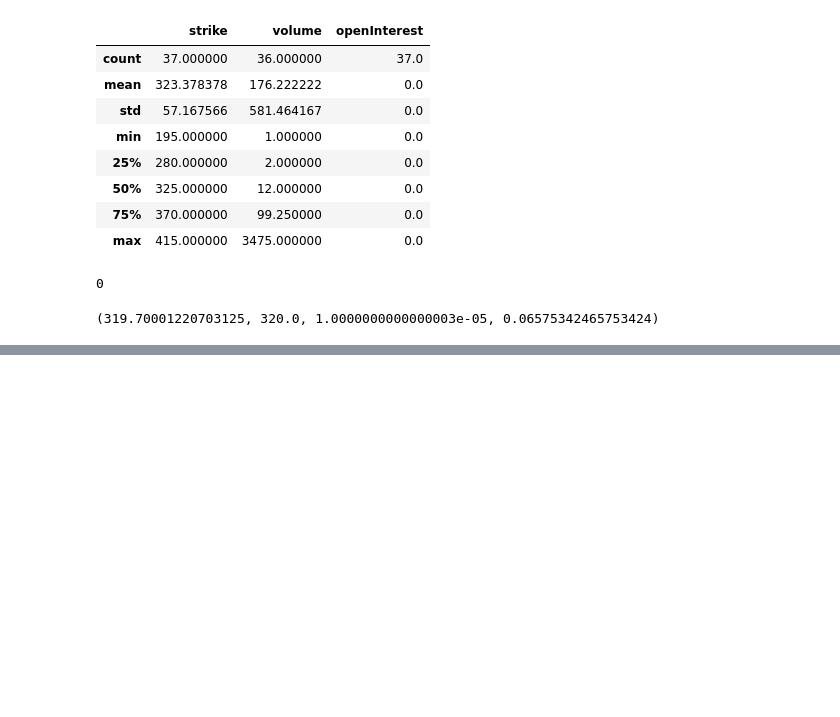
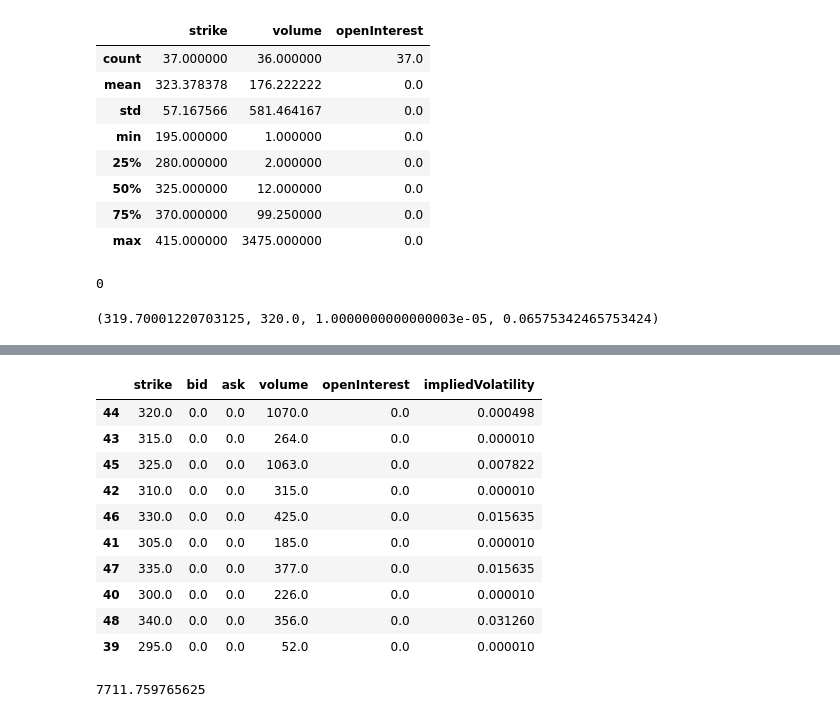
Before and after one commit to anshkumarjethani/Derivatives-Pricing-Engine, a Jupyter notebook: notebooks/exploration.ipynb, the cells around one changed output, grey strips where cells are left out. Drawn from its saved outputs; the diff is of its cells as text; code cells hidden in the pictures; blank space fills up the shorter version.

```diff
--- a/notebooks/exploration.ipynb
+++ b/notebooks/exploration.ipynb
@@ -840,0 +849,17 @@ S, K, sigma, T
+# %%
+S = get_spot_price("AAPL")
+aapl = yf.Ticker("AAPL")
+
+for expiry in aapl.options:
+    days_out = (datetime.strptime(expiry, '%Y-%m-%d') - datetime.now()).days
+    if days_out < 20:
+        continue
+    chain = aapl.option_chain(expiry)
+    liquid = filter_liquid_options(chain.calls, min_volume=1, min_open_interest=1)
+    if len(liquid) == 0:
+        print(expiry, "no liquid calls at all")
+        continue
+    liquid = liquid.copy()
+    liquid['dist'] = abs(liquid['strike'] - S)
+    closest = liquid['dist'].min()
+    print(expiry, f"closest liquid strike is {closest:.1f} away (limit is {S*0.15:.1f})")
@@ -840,0 +883,25 @@ S, K, sigma, T
+# %%
+S = get_spot_price("AAPL")
+expiry = "2026-11-20"  # pick one that showed a real result above
+
+chain = aapl.option_chain(expiry)
+near = chain.calls.copy()
+near['dist'] = abs(near['strike'] - S)
+near.sort_values('dist')[['strike', 'bid', 'ask', 'volume', 'openInterest', 'impliedVolatility']].head(10)
+# %% [output]
+|  | strike | bid | ask | volume | openInterest | impliedVolatility |
+| 44 | 320.0 | 0.0 | 0.0 | 1070.0 | 0.0 | 0.000498 |
+| 43 | 315.0 | 0.0 | 0.0 | 264.0 | 0.0 | 0.000010 |
+| 45 | 325.0 | 0.0 | 0.0 | 1063.0 | 0.0 | 0.007822 |
+| 42 | 310.0 | 0.0 | 0.0 | 315.0 | 0.0 | 0.000010 |
+| 46 | 330.0 | 0.0 | 0.0 | 425.0 | 0.0 | 0.015635 |
+| 41 | 305.0 | 0.0 | 0.0 | 185.0 | 0.0 | 0.000010 |
+| 47 | 335.0 | 0.0 | 0.0 | 377.0 | 0.0 | 0.015635 |
+| 40 | 300.0 | 0.0 | 0.0 | 226.0 | 0.0 | 0.000010 |
+| 48 | 340.0 | 0.0 | 0.0 | 356.0 | 0.0 | 0.031260 |
+| 39 | 295.0 | 0.0 | 0.0 | 52.0 | 0.0 | 0.000010 |
+# %%
+S_spx = get_spot_price("^SPX")
+S_spx
+# %% [output]
+7711.759765625
```
Also changed, not shown: parts of 30 cells of this notebook, 4 other files.
